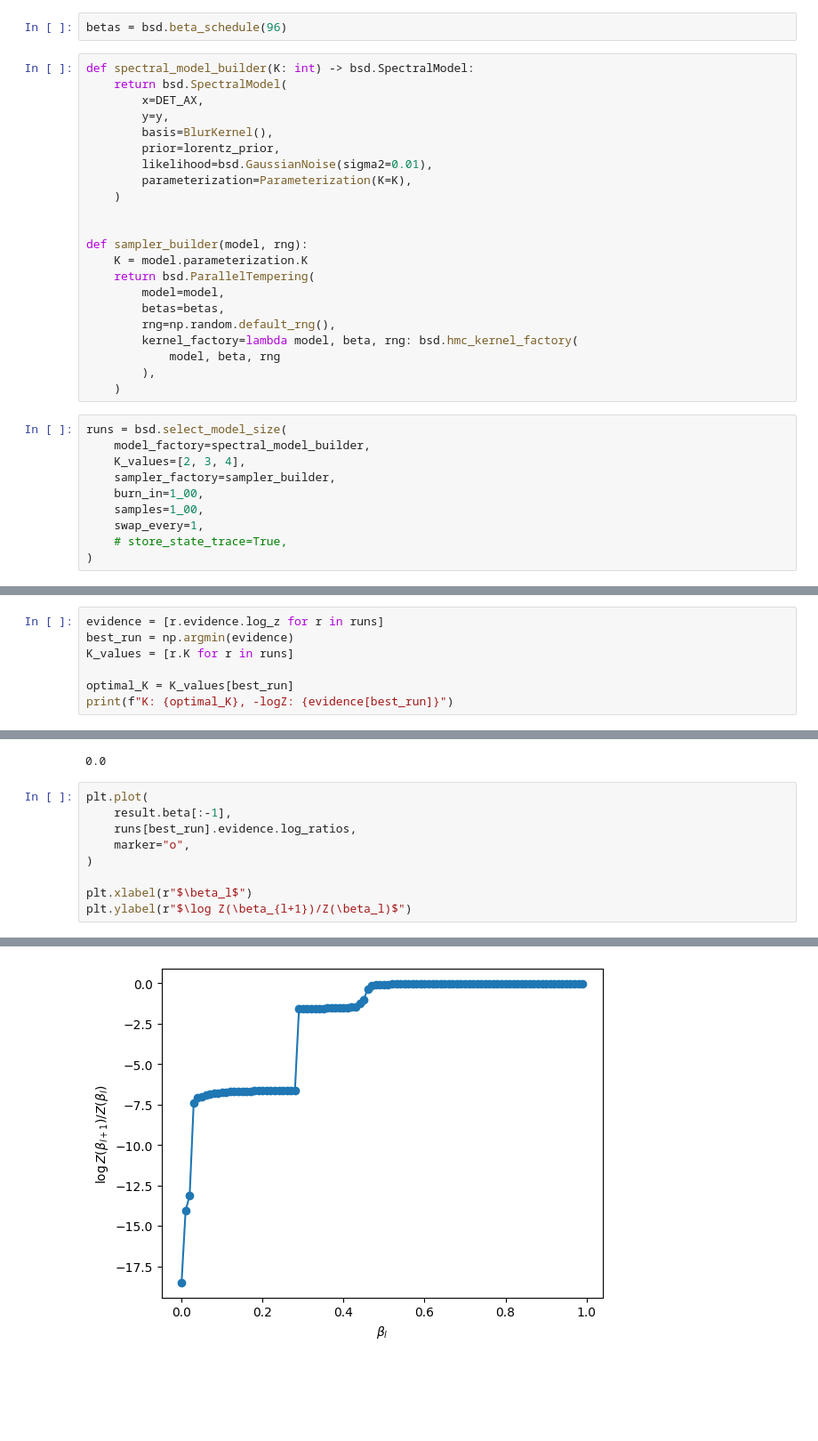
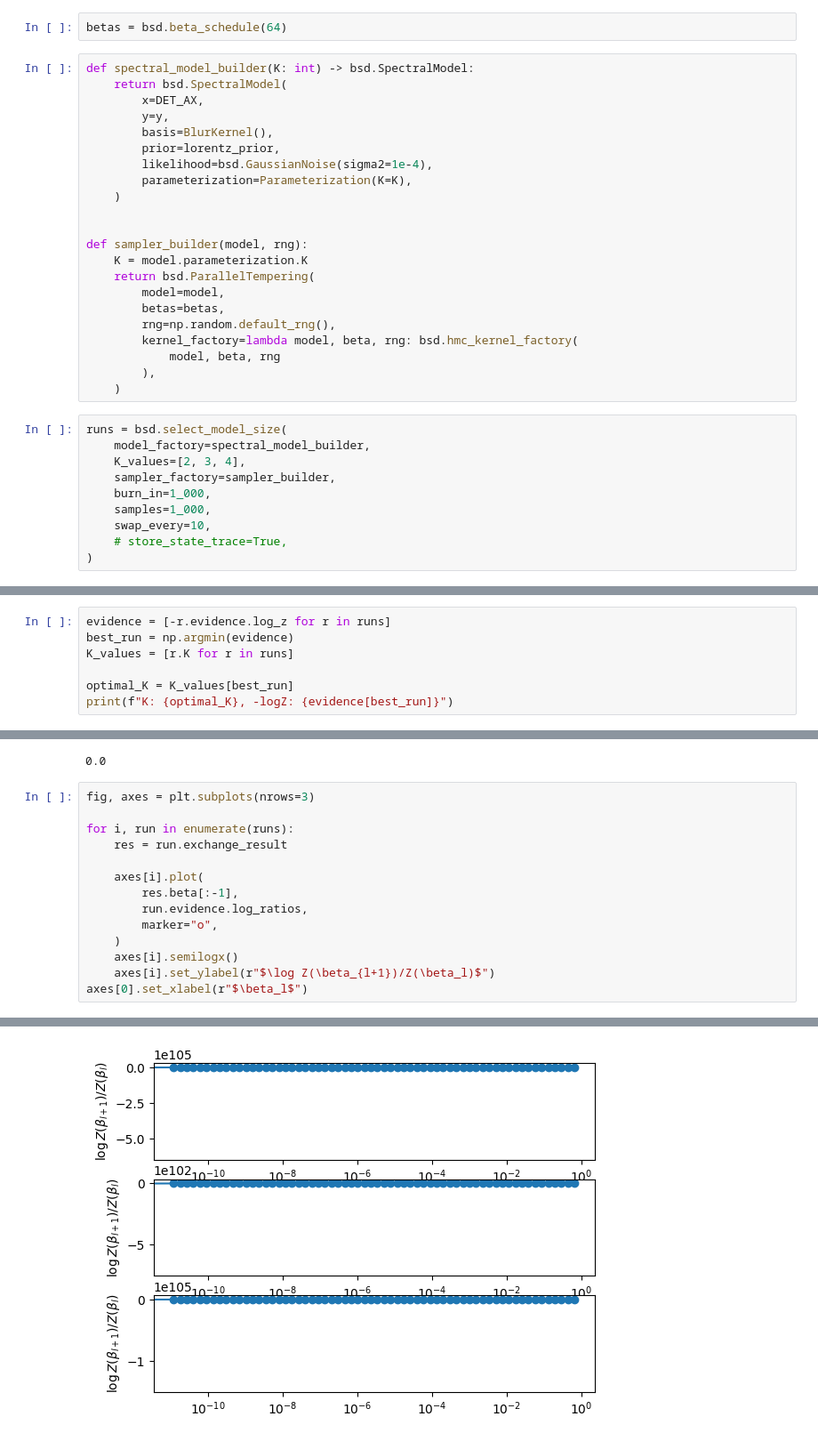
Before and after one commit to SangersJeroen/BayesianSpectralDeconvolution, a Jupyter notebook: notebooks/HMC_example.ipynb, the cells around one changed output, grey strips where cells are left out. Shown at 89% size. Cells and saved outputs as stored; diff of their text form; blank space fills up the shorter version.

```diff
--- a/notebooks/HMC_example.ipynb
+++ b/notebooks/HMC_example.ipynb
@@ -147,7 +136,7 @@ lorentz_prior = LorentzPrior(
     # widths=bsd.GammaPrior(5, 8),
 )
 # %%
-betas = bsd.beta_schedule(96)
+betas = bsd.beta_schedule(64)
 # %%
 def spectral_model_builder(K: int) -> bsd.SpectralModel:
     return bsd.SpectralModel(
@@ -155,7 +144,7 @@ def spectral_model_builder(K: int) -> bsd.SpectralModel:
         y=y,
         basis=BlurKernel(),
         prior=lorentz_prior,
-        likelihood=bsd.GaussianNoise(sigma2=0.01),
+        likelihood=bsd.GaussianNoise(sigma2=1e-4),
         parameterization=Parameterization(K=K),
     )
 
@@ -175,9 +164,9 @@ runs = bsd.select_model_size(
     model_factory=spectral_model_builder,
     K_values=[2, 3, 4],
     sampler_factory=sampler_builder,
-    burn_in=1_00,
-    samples=1_00,
-    swap_every=1,
+    burn_in=1_000,
+    samples=1_000,
+    swap_every=10,
     # store_state_trace=True,
 )
 # %% [output]
@@ -235,5 +224,5 @@ K= 4 | stochastic complexity -log Z =  27.720 | beta=1 MH acc=0.745 | mean swap
 # %%
-evidence = [r.evidence.log_z for r in runs]
+evidence = [-r.evidence.log_z for r in runs]
 best_run = np.argmin(evidence)
 K_values = [r.K for r in runs]
 
@@ -325,12 +317,17 @@ print(difference)
 # %% [output]
 0.0
 # %%
-plt.plot(
-    result.beta[:-1],
-    runs[best_run].evidence.log_ratios,
-    marker="o",
-)
+fig, axes = plt.subplots(nrows=3)
 
-plt.xlabel(r"$\beta_l$")
-plt.ylabel(r"$\log Z(\beta_{l+1})/Z(\beta_l)$")
+for i, run in enumerate(runs):
+    res = run.exchange_result
+
+    axes[i].plot(
+        res.beta[:-1],
+        run.evidence.log_ratios,
+        marker="o",
+    )
+    axes[i].semilogx()
+    axes[i].set_ylabel(r"$\log Z(\beta_{l+1})/Z(\beta_l)$")
+axes[0].set_xlabel(r"$\beta_l$")
 # %% [output]
@@ -338 +335 @@ Text(0, 0.5, '$\\log Z(\\beta_{l+1})/Z(\\beta_l)$')
-[figure, old version]
+[figure, new version]
```
Also changed, not shown: parts of 17 cells of this notebook, 2 other files.
